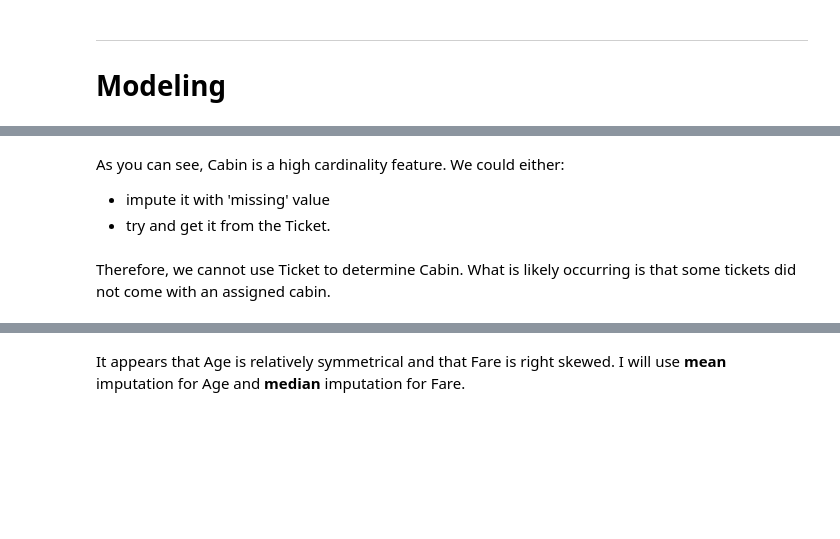
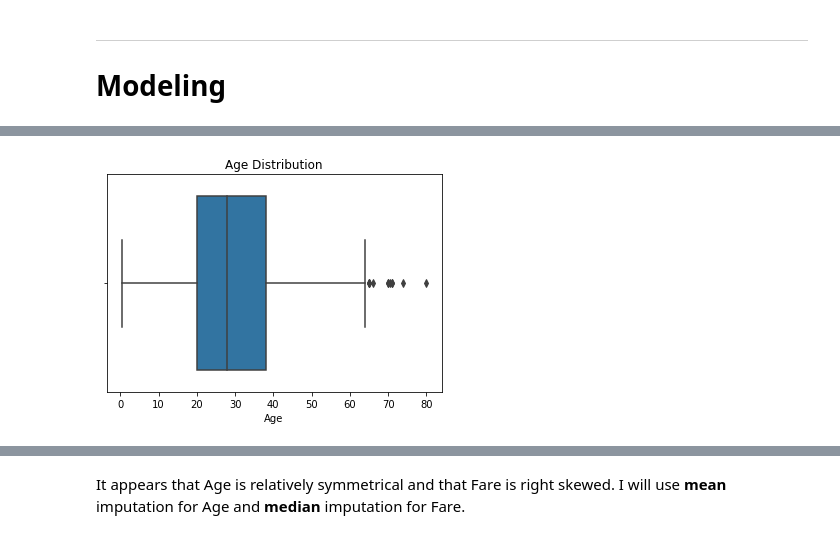
Before and after one commit to levimjoseph/kaggle-public, a Jupyter notebook: titanic-levimjoseph.ipynb, the cells around one changed output, grey strips where cells are left out. Saved outputs shown, nothing was run; the diff lists cells and outputs as text; code cells hidden in the pictures; blank space fills up the shorter version.

```diff
--- a/titanic-levimjoseph.ipynb
+++ b/titanic-levimjoseph.ipynb
@@ -251,4 +302,0 @@ sns.catplot(x='Cabin', data=e_train_df, kind='count')
-# %% [markdown]
-As you can see, Cabin is a high cardinality feature. We could either:
-* impute it with 'missing' value
-* try and get it from the Ticket.
@@ -258,3 +303 @@ e_train_df.loc[e_train_df['Cabin'].notnull(), ['Ticket', 'Cabin']].head(10)
-# %% [markdown]
-Therefore, we cannot use Ticket to determine Cabin. What is likely occurring is that some tickets did not come with an assigned cabin.
 # %%
@@ -268,5 +310,8 @@ e_test_df['Embarked'] = e_test_df['Embarked'].fillna(e_test_df['Embarked'].mode(
 # %%
 # checking Age for distribution and outliers
-sns.boxplot(x='Age', data=train_df)
+sns.boxplot(x='Age', data=train_df).set(title='Age Distribution')
+plt.show()
+# %% [output]
+[figure, added]
 # %%
 # checking Fare for distribution and outliers
```
Also changed, not shown: parts of 97 cells of this notebook.
